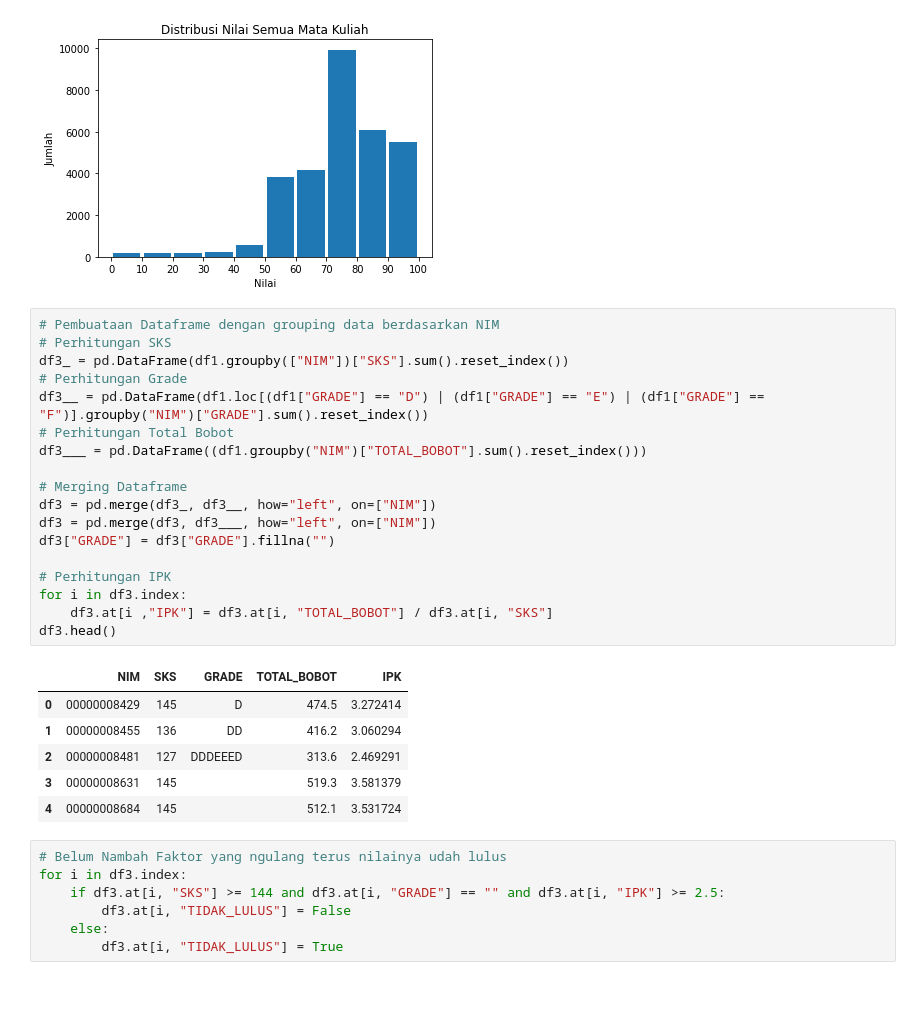
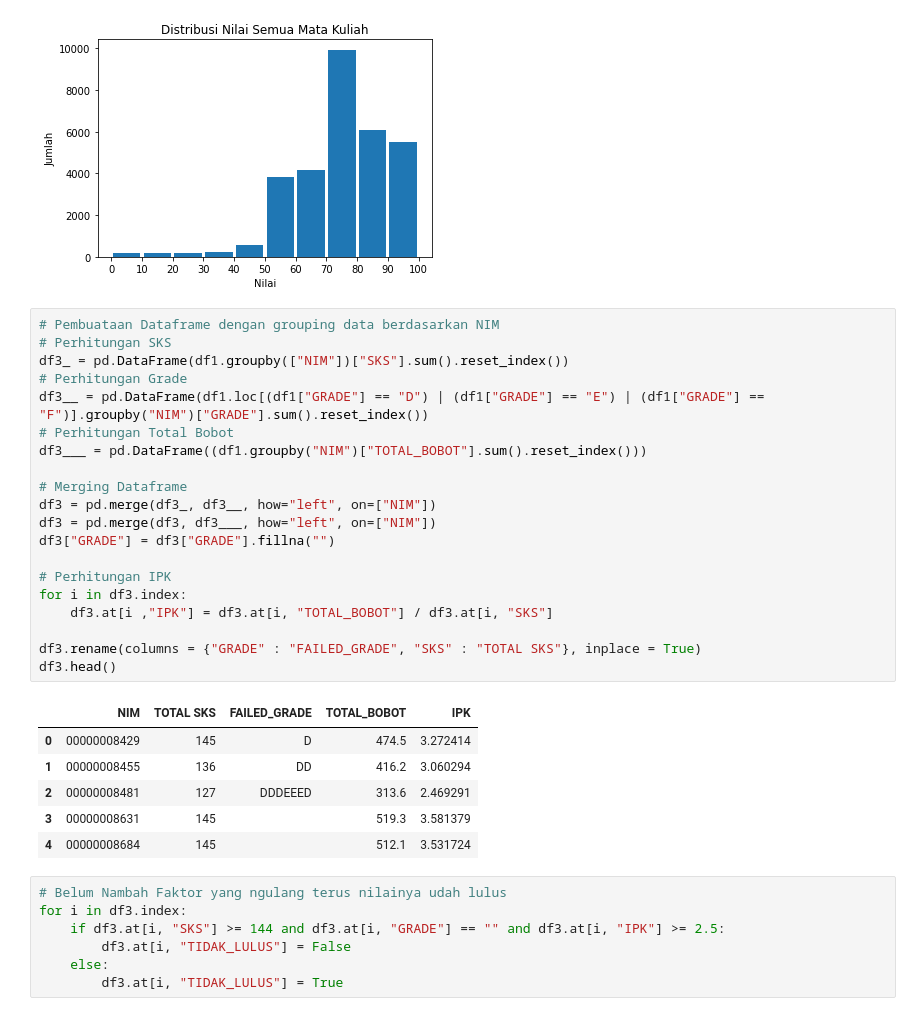
Before and after one commit to FelixFern/ISFEST-ODE, a Jupyter notebook: EDA.ipynb, the cells around one changed output. Saved outputs shown, nothing was run; the diff lists cells and outputs as text.

```diff
--- a/EDA.ipynb
+++ b/EDA.ipynb
@@ -99,23 +111,25 @@ Text(0, 0.5, 'Jumlah')
 # %%
 # Pembuataan Dataframe dengan grouping data berdasarkan NIM
 # Perhitungan SKS
 df3_ = pd.DataFrame(df1.groupby(["NIM"])["SKS"].sum().reset_index())
 # Perhitungan Grade
 df3__ = pd.DataFrame(df1.loc[(df1["GRADE"] == "D") | (df1["GRADE"] == "E") | (df1["GRADE"] == "F")].groupby("NIM")["GRADE"].sum().reset_index())
 # Perhitungan Total Bobot
 df3___ = pd.DataFrame((df1.groupby("NIM")["TOTAL_BOBOT"].sum().reset_index()))
 
 # Merging Dataframe
 df3 = pd.merge(df3_, df3__, how="left", on=["NIM"])
 df3 = pd.merge(df3, df3___, how="left", on=["NIM"])
 df3["GRADE"] = df3["GRADE"].fillna("")
 
 # Perhitungan IPK
 for i in df3.index:
     df3.at[i ,"IPK"] = df3.at[i, "TOTAL_BOBOT"] / df3.at[i, "SKS"]
+
+df3.rename(columns = {"GRADE" : "FAILED_GRADE", "SKS" : "TOTAL SKS"}, inplace = True)
 df3.head()
 # %% [output]
-|  | NIM | SKS | GRADE | TOTAL_BOBOT | IPK |
+|  | NIM | TOTAL SKS | FAILED_GRADE | TOTAL_BOBOT | IPK |
 | 0 | 00000008429 | 145 | D | 474.5 | 3.272414 |
 | 1 | 00000008455 | 136 | DD | 416.2 | 3.060294 |
 | 2 | 00000008481 | 127 | DDDEEED | 313.6 | 2.469291 |
```
Also changed, not shown: parts of 6 cells of this notebook.
